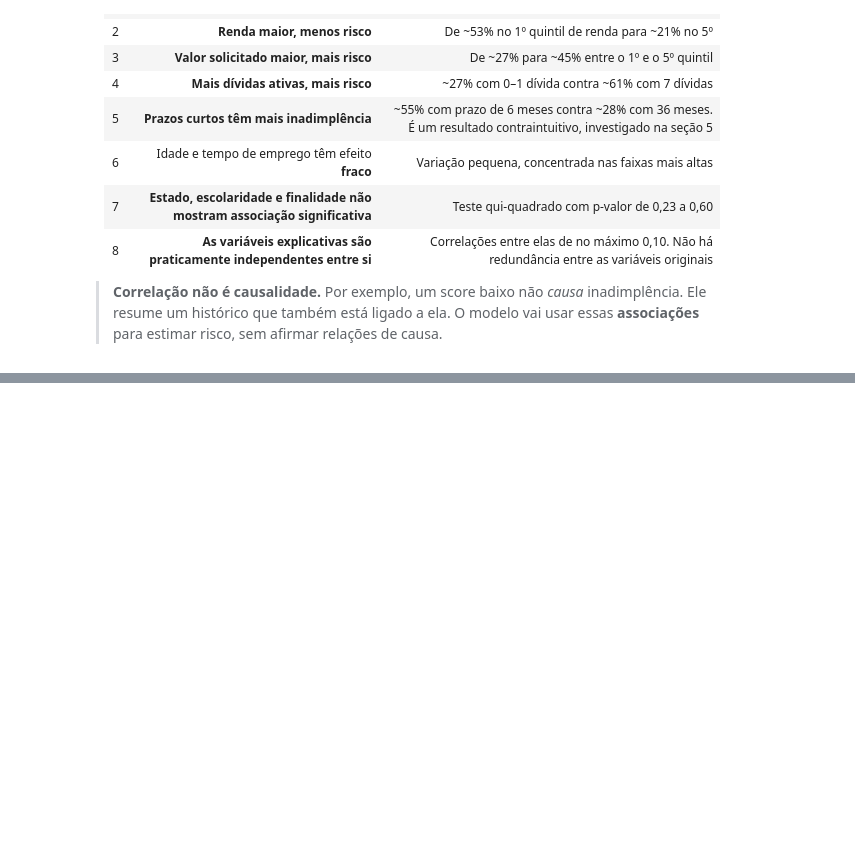
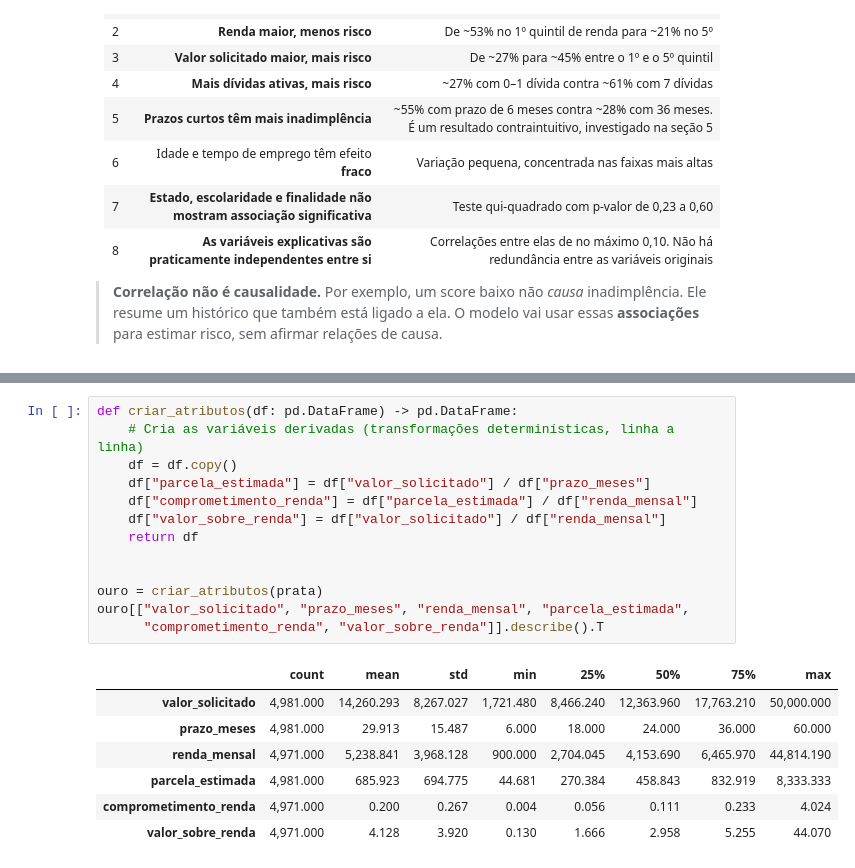
Before and after one commit to alexlourenc/CredAIR-Alex, a Jupyter notebook: notebooks/analise_credito.ipynb, the cells around one changed output, grey strips where cells are left out. Cells and saved outputs as stored; diff of their text form; blank space fills up the shorter version.

```diff
--- a/notebooks/analise_credito.ipynb
+++ b/notebooks/analise_credito.ipynb
@@ -529,0 +544,21 @@ plt.show()
+# %%
+def criar_atributos(df: pd.DataFrame) -> pd.DataFrame:
+    # Cria as variáveis derivadas (transformações determinísticas, linha a linha)
+    df = df.copy()
+    df["parcela_estimada"] = df["valor_solicitado"] / df["prazo_meses"]
+    df["comprometimento_renda"] = df["parcela_estimada"] / df["renda_mensal"]
+    df["valor_sobre_renda"] = df["valor_solicitado"] / df["renda_mensal"]
+    return df
+
+
+ouro = criar_atributos(prata)
+ouro[["valor_solicitado", "prazo_meses", "renda_mensal", "parcela_estimada",
+      "comprometimento_renda", "valor_sobre_renda"]].describe().T
+# %% [output]
+|  | count | mean | std | min | 25% | 50% | 75% | max |
+| valor_solicitado | 4,981.000 | 14,260.293 | 8,267.027 | 1,721.480 | 8,466.240 | 12,363.960 | 17,763.210 | 50,000.000 |
+| prazo_meses | 4,981.000 | 29.913 | 15.487 | 6.000 | 18.000 | 24.000 | 36.000 | 60.000 |
+| renda_mensal | 4,971.000 | 5,238.841 | 3,968.128 | 900.000 | 2,704.045 | 4,153.690 | 6,465.970 | 44,814.190 |
+| parcela_estimada | 4,981.000 | 685.923 | 694.775 | 44.681 | 270.384 | 458.843 | 832.919 | 8,333.333 |
+| comprometimento_renda | 4,971.000 | 0.200 | 0.267 | 0.004 | 0.056 | 0.111 | 0.233 | 4.024 |
+| valor_sobre_renda | 4,971.000 | 4.128 | 3.920 | 0.130 | 1.666 | 2.958 | 5.255 | 44.070 |
```
Also changed, not shown: parts of 7 cells of this notebook, 1 other file.
